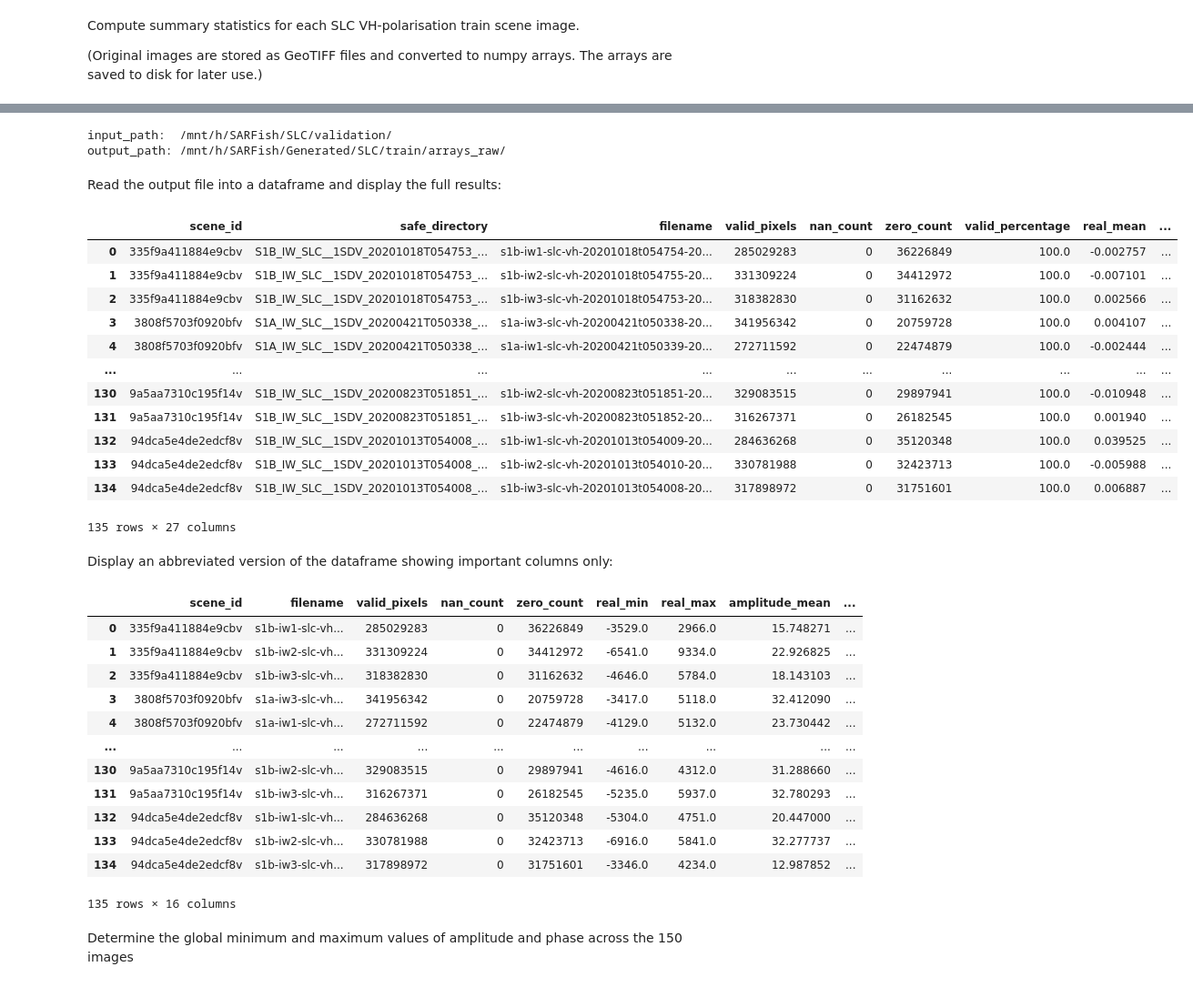
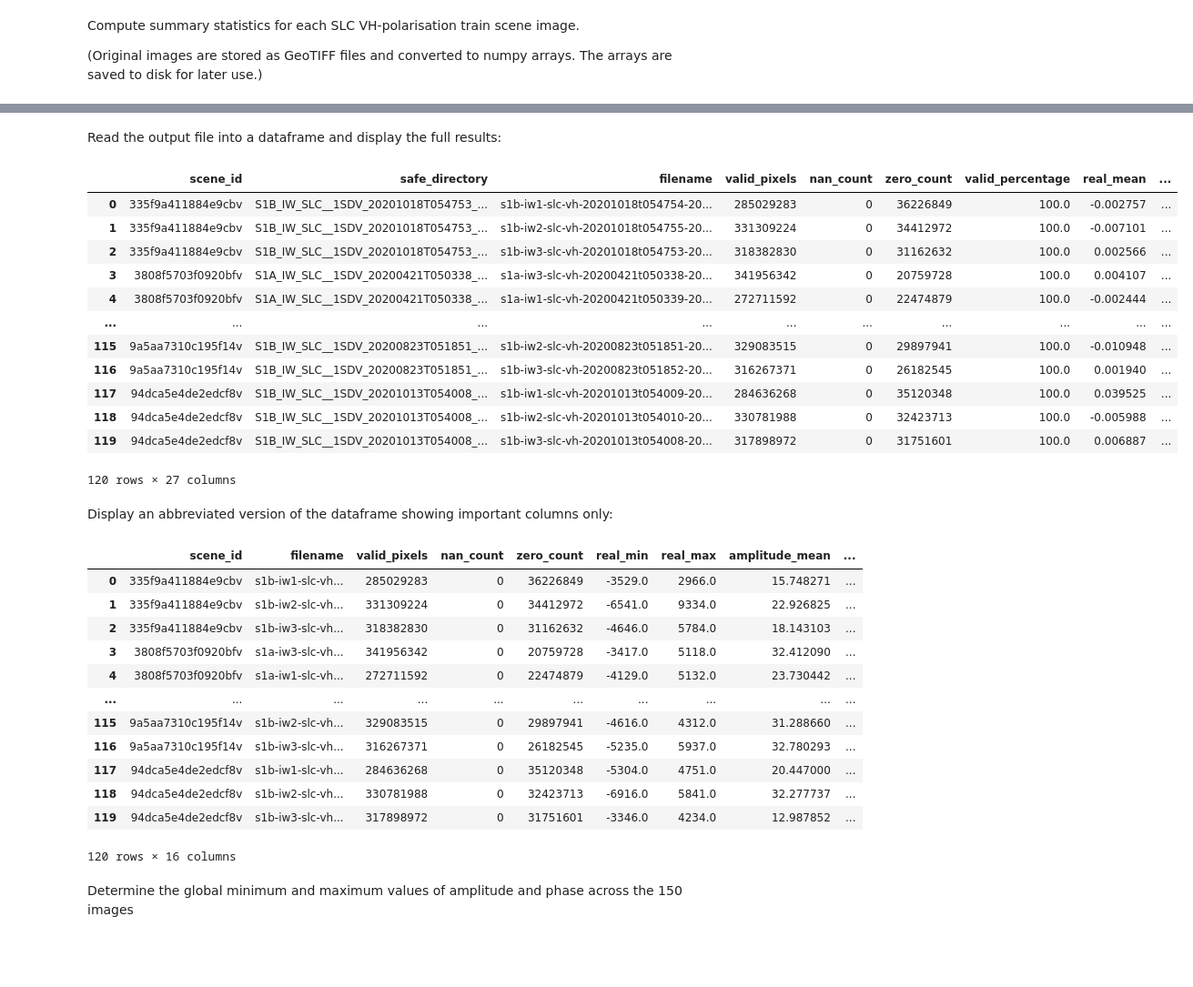
Before and after one commit to pmillitz/SARship-detect, a Jupyter notebook: working/SARFish_Project_Part_1.ipynb, the cells around one changed output, grey strips where cells are left out. Shown: that part at 91% size. Cells and saved outputs as stored; diff of their text form; code cells hidden in the pictures; blank space fills up the shorter version.

```diff
--- a/working/SARFish_Project_Part_1.ipynb
+++ b/working/SARFish_Project_Part_1.ipynb
@@ -331,11 +392 @@ positional arguments:
-# %%
-# Build required paths
-input_path  = sar_data_root
-arrays_path = config["create_crop"]["arrays_path"]
-output_path = os.path.join(gen_data_root, arrays_path)
-# Print the input and output paths created
-print(f"input_path:  {input_path}\noutput_path: {output_path}")
-# %% [output]
-input_path:  /mnt/h/SARFish/SLC/validation/
-output_path: /mnt/h/SARFish/Generated/SLC/train/arrays_raw/
 # %%
@@ -345,22 +398,24 @@ output_path: /mnt/h/SARFish/Generated/SLC/train/arrays_raw/
 Read the output file into a dataframe and display the full results:
 # %%
 # Load the slc-vh stats tabulation  into a dataframe and display it
-df_slc_vh_stats = pd.read_csv('slc-vh_stats.csv')
+
+#df_slc_vh_stats = pd.read_csv('slc-vh_stats.csv')
+df_slc_vh_stats = pd.read_csv('slc-vh_stats_2025-07-12_1309.csv')
 df_slc_vh_stats
 # %% [output]
 |  | scene_id | safe_directory | filename | valid_pixels | nan_count | zero_count | valid_percentage | real_mean | ... |
 | 0 | 335f9a411884e9cbv | S1B_IW_SLC__1SDV_20201018T054753_... | s1b-iw1-slc-vh-20201018t054754-20... | 285029283 | 0 | 36226849 | 100.0 | -0.002757 | ... |
 | 1 | 335f9a411884e9cbv | S1B_IW_SLC__1SDV_20201018T054753_... | s1b-iw2-slc-vh-20201018t054755-20... | 331309224 | 0 | 34412972 | 100.0 | -0.007101 | ... |
 | 2 | 335f9a411884e9cbv | S1B_IW_SLC__1SDV_20201018T054753_... | s1b-iw3-slc-vh-20201018t054753-20... | 318382830 | 0 | 31162632 | 100.0 | 0.002566 | ... |
 | 3 | 3808f5703f0920bfv | S1A_IW_SLC__1SDV_20200421T050338_... | s1a-iw3-slc-vh-20200421t050338-20... | 341956342 | 0 | 20759728 | 100.0 | 0.004107 | ... |
 | 4 | 3808f5703f0920bfv | S1A_IW_SLC__1SDV_20200421T050338_... | s1a-iw1-slc-vh-20200421t050339-20... | 272711592 | 0 | 22474879 | 100.0 | -0.002444 | ... |
 | ... | ... | ... | ... | ... | ... | ... | ... | ... | ... |
-| 130 | 9a5aa7310c195f14v | S1B_IW_SLC__1SDV_20200823T051851_... | s1b-iw2-slc-vh-20200823t051851-20... | 329083515 | 0 | 29897941 | 100.0 | -0.010948 | ... |
-| 131 | 9a5aa7310c195f14v | S1B_IW_SLC__1SDV_20200823T051851_... | s1b-iw3-slc-vh-20200823t051852-20... | 316267371 | 0 | 26182545 | 100.0 | 0.001940 | ... |
-| 132 | 94dca5e4de2edcf8v | S1B_IW_SLC__1SDV_20201013T054008_... | s1b-iw1-slc-vh-20201013t054009-20... | 284636268 | 0 | 35120348 | 100.0 | 0.039525 | ... |
-| 133 | 94dca5e4de2edcf8v | S1B_IW_SLC__1SDV_20201013T054008_... | s1b-iw2-slc-vh-20201013t054010-20... | 330781988 | 0 | 32423713 | 100.0 | -0.005988 | ... |
-| 134 | 94dca5e4de2edcf8v | S1B_IW_SLC__1SDV_20201013T054008_... | s1b-iw3-slc-vh-20201013t054008-20... | 317898972 | 0 | 31751601 | 100.0 | 0.006887 | ... |
+| 115 | 9a5aa7310c195f14v | S1B_IW_SLC__1SDV_20200823T051851_... | s1b-iw2-slc-vh-20200823t051851-20... | 329083515 | 0 | 29897941 | 100.0 | -0.010948 | ... |
+| 116 | 9a5aa7310c195f14v | S1B_IW_SLC__1SDV_20200823T051851_... | s1b-iw3-slc-vh-20200823t051852-20... | 316267371 | 0 | 26182545 | 100.0 | 0.001940 | ... |
+| 117 | 94dca5e4de2edcf8v | S1B_IW_SLC__1SDV_20201013T054008_... | s1b-iw1-slc-vh-20201013t054009-20... | 284636268 | 0 | 35120348 | 100.0 | 0.039525 | ... |
+| 118 | 94dca5e4de2edcf8v | S1B_IW_SLC__1SDV_20201013T054008_... | s1b-iw2-slc-vh-20201013t054010-20... | 330781988 | 0 | 32423713 | 100.0 | -0.005988 | ... |
+| 119 | 94dca5e4de2edcf8v | S1B_IW_SLC__1SDV_20201013T054008_... | s1b-iw3-slc-vh-20201013t054008-20... | 317898972 | 0 | 31751601 | 100.0 | 0.006887 | ... |
-135 rows × 27 columns
+120 rows × 27 columns
 # %% [markdown]
 Display an abbreviated version of the dataframe showing important columns only:
 # %%
@@ -378,12 +433,12 @@ df_display
 | 3 | 3808f5703f0920bfv | s1a-iw3-slc-vh... | 341956342 | 0 | 20759728 | -3417.0 | 5118.0 | 32.412090 | ... |
 | 4 | 3808f5703f0920bfv | s1a-iw1-slc-vh... | 272711592 | 0 | 22474879 | -4129.0 | 5132.0 | 23.730442 | ... |
 | ... | ... | ... | ... | ... | ... | ... | ... | ... | ... |
-| 130 | 9a5aa7310c195f14v | s1b-iw2-slc-vh... | 329083515 | 0 | 29897941 | -4616.0 | 4312.0 | 31.288660 | ... |
-| 131 | 9a5aa7310c195f14v | s1b-iw3-slc-vh... | 316267371 | 0 | 26182545 | -5235.0 | 5937.0 | 32.780293 | ... |
-| 132 | 94dca5e4de2edcf8v | s1b-iw1-slc-vh... | 284636268 | 0 | 35120348 | -5304.0 | 4751.0 | 20.447000 | ... |
-| 133 | 94dca5e4de2edcf8v | s1b-iw2-slc-vh... | 330781988 | 0 | 32423713 | -6916.0 | 5841.0 | 32.277737 | ... |
-| 134 | 94dca5e4de2edcf8v | s1b-iw3-slc-vh... | 317898972 | 0 | 31751601 | -3346.0 | 4234.0 | 12.987852 | ... |
+| 115 | 9a5aa7310c195f14v | s1b-iw2-slc-vh... | 329083515 | 0 | 29897941 | -4616.0 | 4312.0 | 31.288660 | ... |
+| 116 | 9a5aa7310c195f14v | s1b-iw3-slc-vh... | 316267371 | 0 | 26182545 | -5235.0 | 5937.0 | 32.780293 | ... |
+| 117 | 94dca5e4de2edcf8v | s1b-iw1-slc-vh... | 284636268 | 0 | 35120348 | -5304.0 | 4751.0 | 20.447000 | ... |
+| 118 | 94dca5e4de2edcf8v | s1b-iw2-slc-vh... | 330781988 | 0 | 32423713 | -6916.0 | 5841.0 | 32.277737 | ... |
+| 119 | 94dca5e4de2edcf8v | s1b-iw3-slc-vh... | 317898972 | 0 | 31751601 | -3346.0 | 4234.0 | 12.987852 | ... |
-135 rows × 16 columns
+120 rows × 16 columns
 # %% [markdown]
 Determine the global minimum and maximum values of amplitude and phase across the 150 images
 # %%
```
Also changed, not shown: parts of 57 cells of this notebook.
